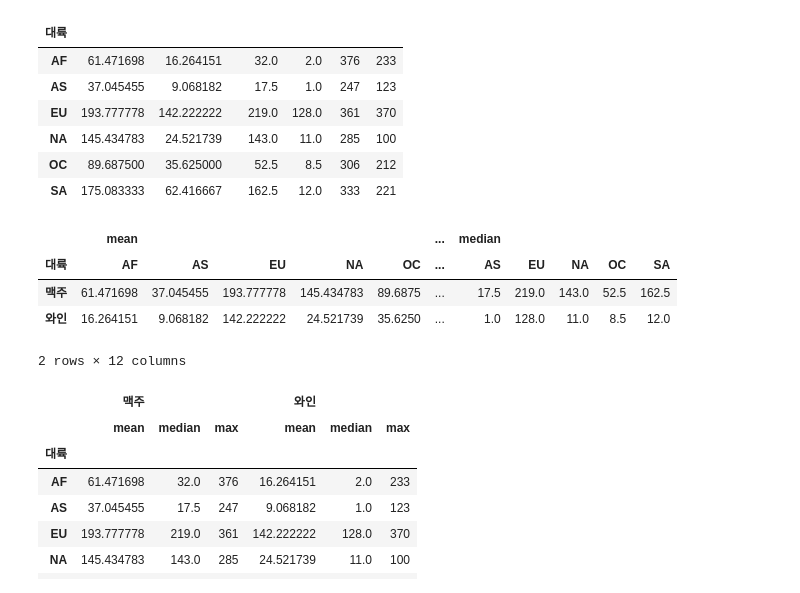
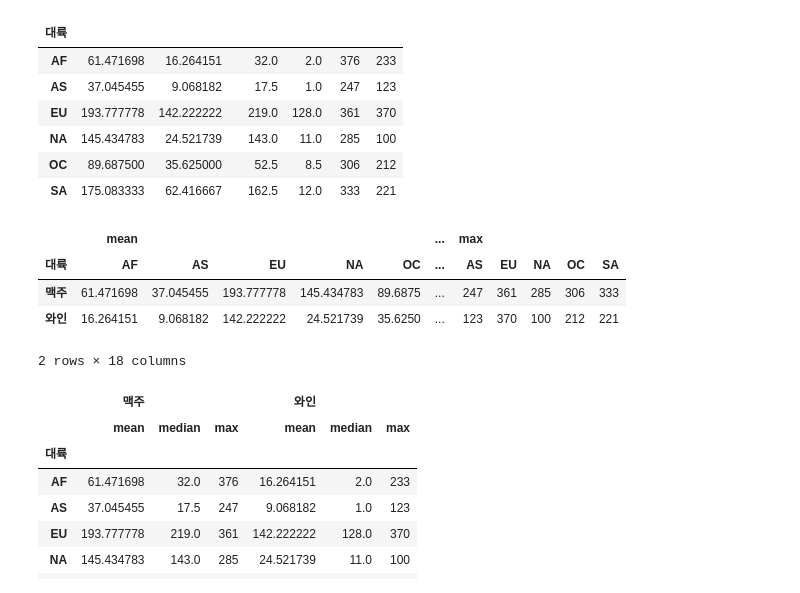
Before and after one commit to choiyun9yu/DataAnalysis, a Jupyter notebook: 빅분기 실기 자료/eduatoz/02. 판다스/[pandas_02]_drinks_LAB.ipynb, the cells around one changed output. Cells and saved outputs as stored; diff of their text form; code cells hidden in the pictures.

```diff
--- a/빅분기 실기 자료/eduatoz/02. 판다스/[pandas_02]_drinks_LAB.ipynb
+++ b/빅분기 실기 자료/eduatoz/02. 판다스/[pandas_02]_drinks_LAB.ipynb
@@ -809,11 +863,12 @@ temp =
 # %%
 # [2-59] pivot_table을 사용하여 대륙별(columns), '맥주'와 '와인'의 mean, median값을 구합니다.
 # 결과 참조
+df.pivot_table(columns='대륙', values=['맥주', '와인'], aggfunc=['mean', 'median', 'max'])
 # %% [output]
-|  | mean |  |  |  |  | ... | median |  |  |  |  |
+|  | mean |  |  |  |  | ... | max |  |  |  |  |
 | 대륙 | AF | AS | EU | NA | OC | ... | AS | EU | NA | OC | SA |
-| 맥주 | 61.471698 | 37.045455 | 193.777778 | 145.434783 | 89.6875 | ... | 17.5 | 219.0 | 143.0 | 52.5 | 162.5 |
-| 와인 | 16.264151 | 9.068182 | 142.222222 | 24.521739 | 35.6250 | ... | 1.0 | 128.0 | 11.0 | 8.5 | 12.0 |
+| 맥주 | 61.471698 | 37.045455 | 193.777778 | 145.434783 | 89.6875 | ... | 247 | 361 | 285 | 306 | 333 |
+| 와인 | 16.264151 | 9.068182 | 142.222222 | 24.521739 | 35.6250 | ... | 123 | 370 | 100 | 212 | 221 |
-2 rows × 12 columns
+2 rows × 18 columns
 # %%
 # [2-60] groupby를 사용하여 대륙별, '맥주'와 '와인'의 mean, median, max 값을 구합니다.
```
Also changed, not shown: parts of 21 cells of this notebook, 3 other files.
